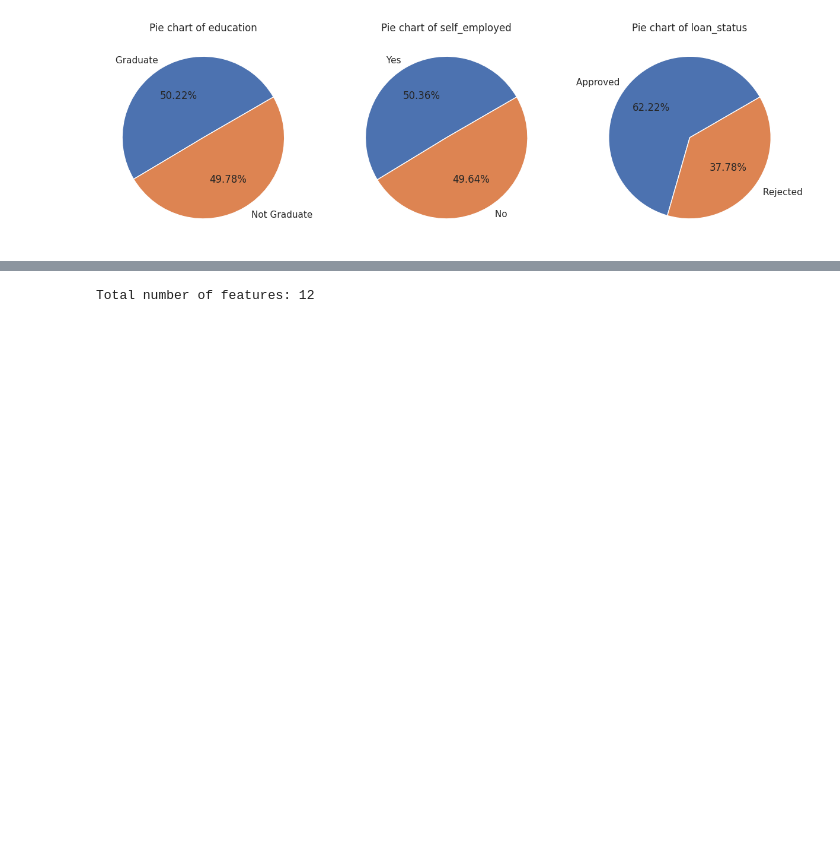
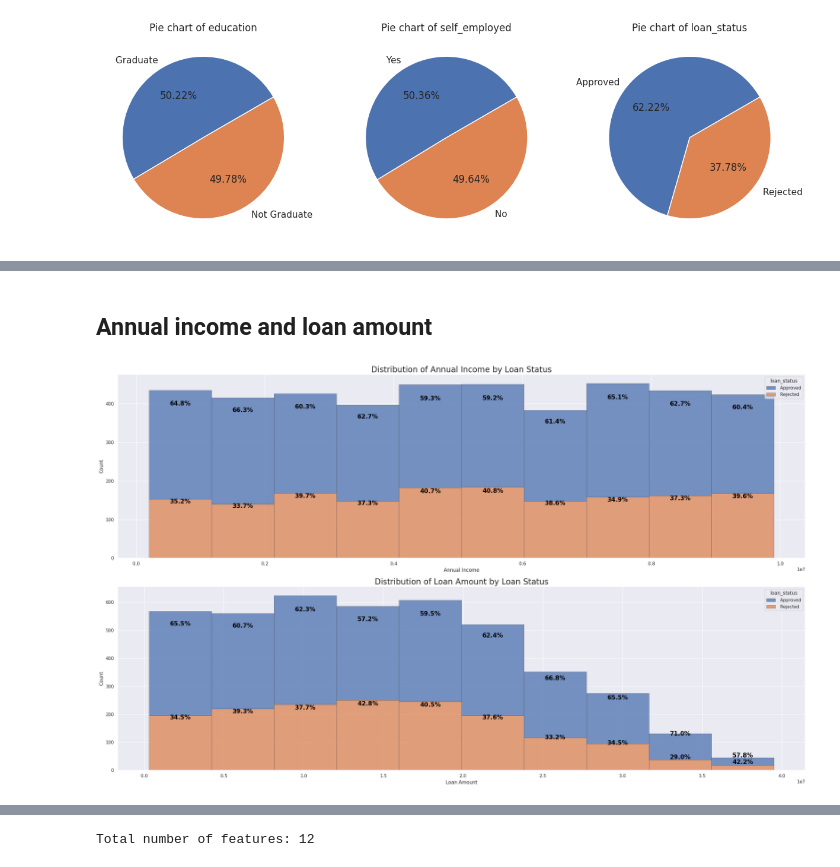
Before and after one commit to conga00/loan_approval, a Jupyter notebook: Notebooks/1.0 Preprocessing and exploring.ipynb, the cells around one changed output, grey strips where cells are left out. Drawn from its saved outputs; the diff is of its cells as text; code cells hidden in the pictures; blank space fills up the shorter version.

```diff
--- a/Notebooks/1.0 Preprocessing and exploring.ipynb
+++ b/Notebooks/1.0 Preprocessing and exploring.ipynb
@@ -253,0 +309,40 @@ plt.show()
+# %%
+def hist_annotation(histplot):
+
+    bin_count = [0 for i in range(len(histplot.containers[0]))]
+
+    for container in histplot.containers:
+        bin_count = bin_count + container.datavalues
+
+    cumulative_height = [0 for _ in range(len(bin_count))]
+    for container in histplot.containers:
+        for i,p in enumerate(container.patches):
+            cumulative_height[i] = cumulative_height[i] + p.get_height()
+            histplot.annotate(f"{(p.get_height()/bin_count[i]):.1%}\n", (p.get_x() + p.get_width() / 2, cumulative_height[i]*0.9),
+                            ha="center", va="center", color= 'black', fontweight="bold",fontsize = 15)
+# %% [markdown]
+## Annual income and loan amount
+# %%
+fig, ax = plt.subplots(2,figsize = (25,15))
+
+h1 = sns.histplot(x='income_annum', data=eda_df, hue='loan_status', multiple="stack", bins = 10,
+             edgecolor=".3", linewidth=.5, ax=ax[0])
+
+ax[0].set_title('Distribution of Annual Income by Loan Status',fontsize = 20)
+ax[0].set_xlabel('Annual Income')
+ax[0].set_ylabel('Count')
+
+h2 = sns.histplot(x='loan_amount', data=eda_df, hue='loan_status', multiple="stack", bins = 10,
+             edgecolor=".3", linewidth=.5, ax=ax[1])
+
+ax[1].set_title('Distribution of Loan Amount by Loan Status', fontsize = 20)
+ax[1].set_xlabel('Loan Amount')
+ax[1].set_ylabel('Count')
+
+hist_annotation(h1)
+hist_annotation(h2)
+
+plt.tight_layout()
+plt.show()
+# %% [output]
+[figure, added]
```
Also changed, not shown: parts of 37 cells of this notebook, 1 other file.
